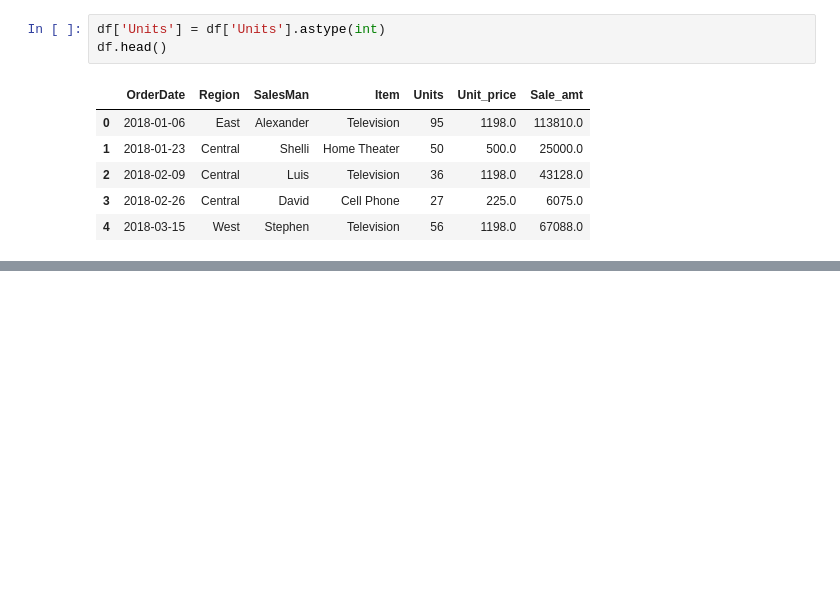
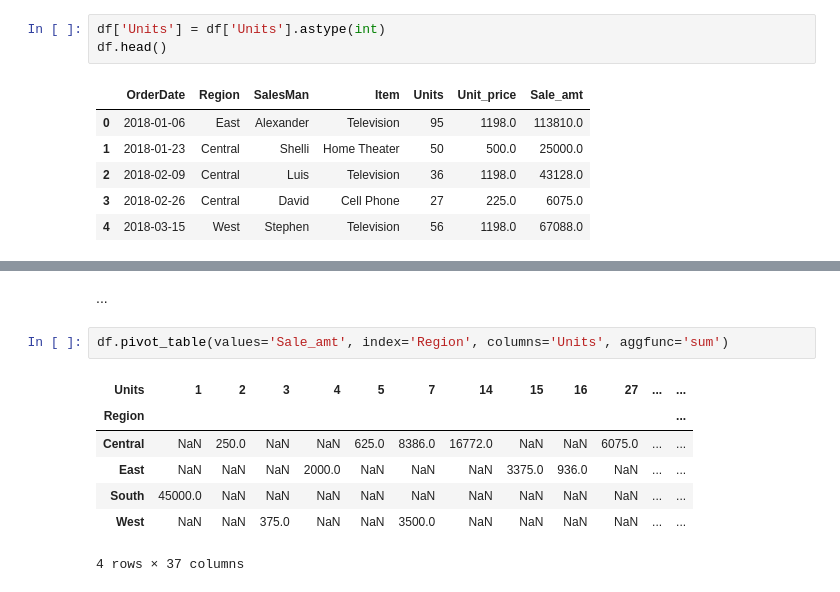
Before and after one commit to KaziRifatMorshed/LearningDataScience, a Jupyter notebook: DataExplorationWithPandas/ExploreSalesData.ipynb, the cells around one changed output, grey strips where cells are left out. Saved outputs shown, nothing was run; the diff lists cells and outputs as text; blank space fills up the shorter version.

```diff
--- a/DataExplorationWithPandas/ExploreSalesData.ipynb
+++ b/DataExplorationWithPandas/ExploreSalesData.ipynb
@@ -227,0 +294,12 @@ df.head()
+# %% [markdown]
+...
+# %%
+df.pivot_table(values='Sale_amt', index='Region', columns='Units', aggfunc='sum')
+# %% [output]
+| Units | 1 | 2 | 3 | 4 | 5 | 7 | 14 | 15 | 16 | 27 | ... | ... |
+| Region |  |  |  |  |  |  |  |  |  |  |  | ... |
+| Central | NaN | 250.0 | NaN | NaN | 625.0 | 8386.0 | 16772.0 | NaN | NaN | 6075.0 | ... | ... |
+| East | NaN | NaN | NaN | 2000.0 | NaN | NaN | NaN | 3375.0 | 936.0 | NaN | ... | ... |
+| South | 45000.0 | NaN | NaN | NaN | NaN | NaN | NaN | NaN | NaN | NaN | ... | ... |
+| West | NaN | NaN | 375.0 | NaN | NaN | 3500.0 | NaN | NaN | NaN | NaN | ... | ... |
+4 rows × 37 columns
```
Also changed, not shown: parts of 10 cells of this notebook.
